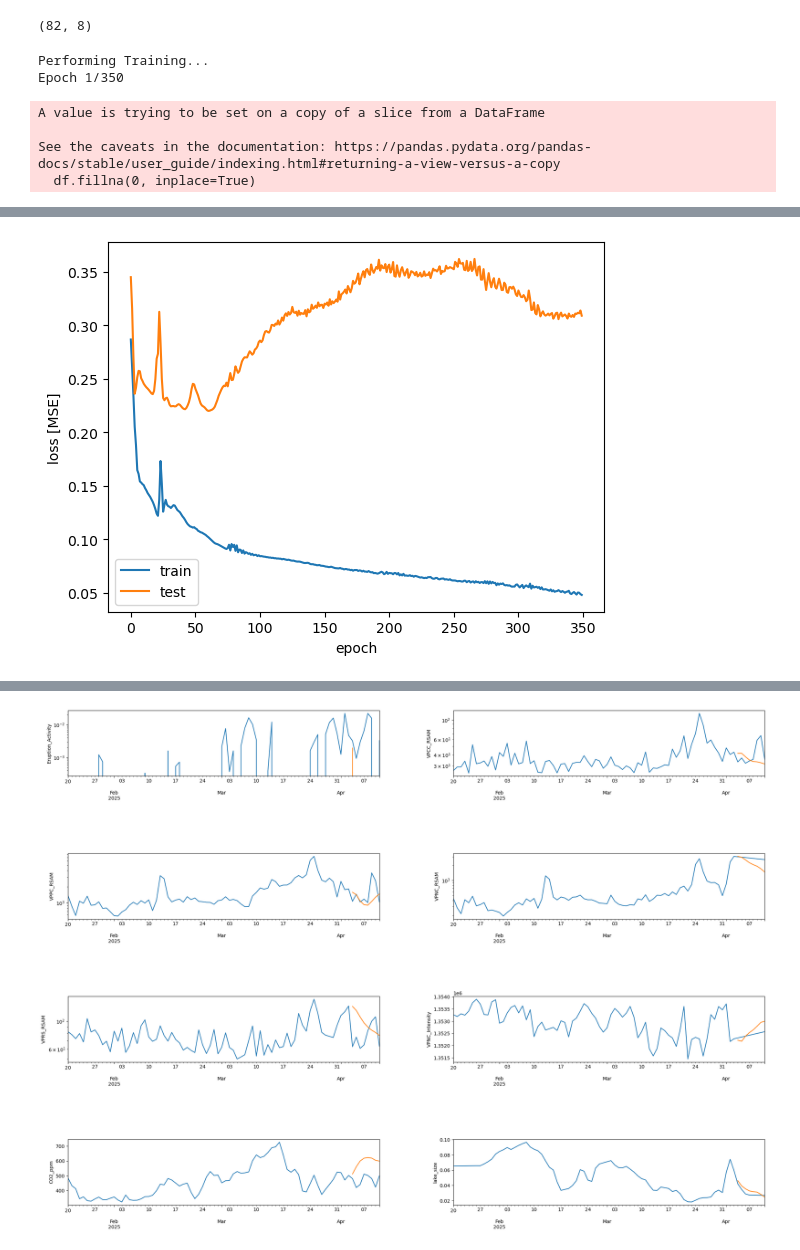
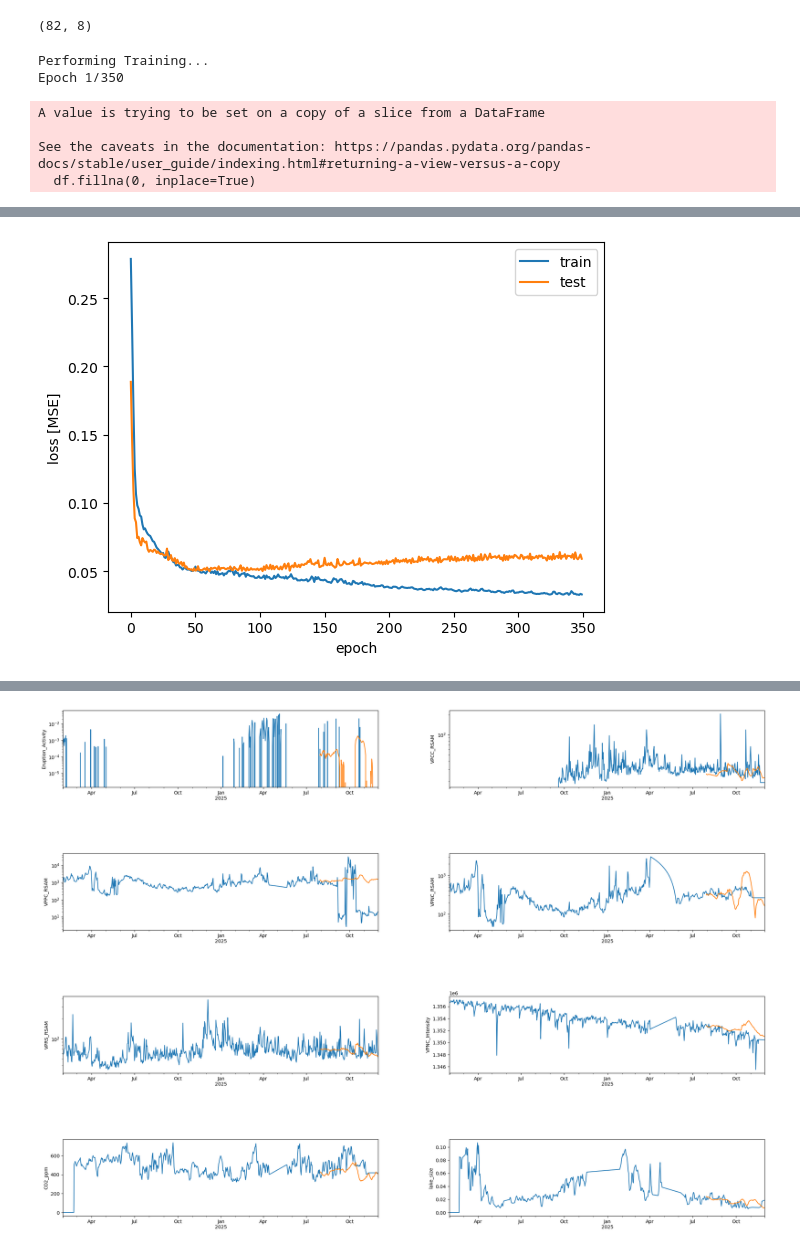
Before and after one commit to alexliebmanp/P288FinalProject, a Jupyter notebook: notebooks/lstm.ipynb, the cells around one changed output, grey strips where cells are left out. Drawn from its saved outputs; the diff is of its cells as text; code cells hidden in the pictures.

```diff
--- a/notebooks/lstm.ipynb
+++ b/notebooks/lstm.ipynb
@@ -173,8 +173,8 @@ lstm.data.shape
 df = pd.read_csv(processed_dpath+f'dataInterpolated.csv', index_col=0)
 df.index = pd.to_datetime(df.index)
 
-# cut the range and resample to one data point per hour
-df = df["2025-01-20":"2025-04-11"].
+# cut the range and resample to one data point per day
+#df = df["2025-01-20":"2025-04-11"].
 df = df.resample('d').mean()
 lstm_vars = ['Eruption_Activity', 'VPCC_RSAM', 'VPPC_RSAM', 'VPNC_RSAM', 'VPRS_RSAM', 'VPNC_Intensity', 'CO2_ppm', 'lake_size']
 
@@ -211,2 +211,2 @@ Epoch 350/350
 ...Training Done!
-[figure, old version]
+[figure, new version]
@@ -214 +214 @@ Epoch 350/350
-[figure, old version]
+[figure, new version]
```
Also changed, not shown: parts of 2 cells of this notebook, 1 other file.
